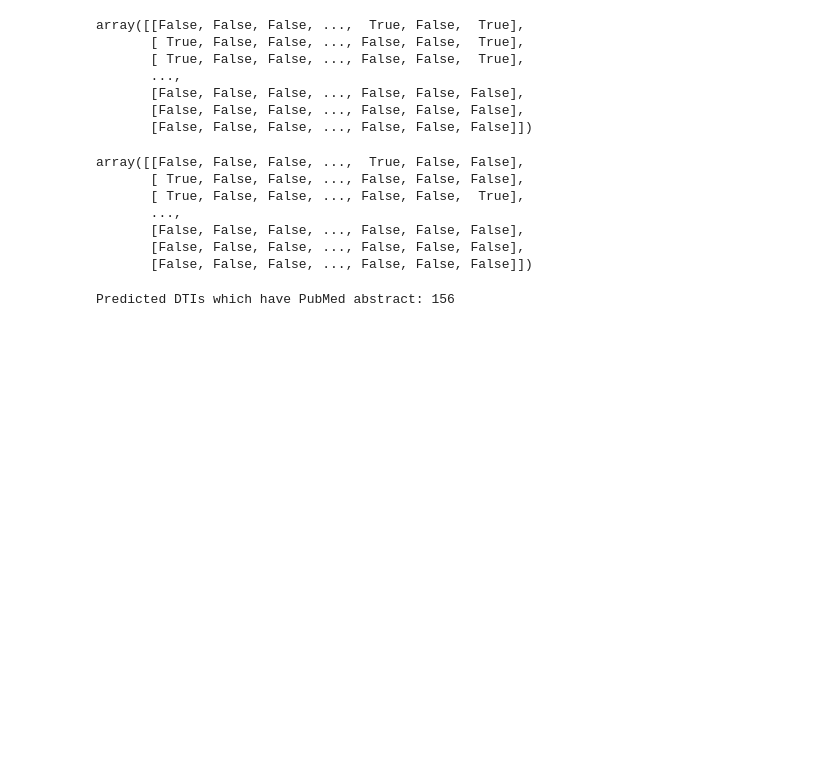
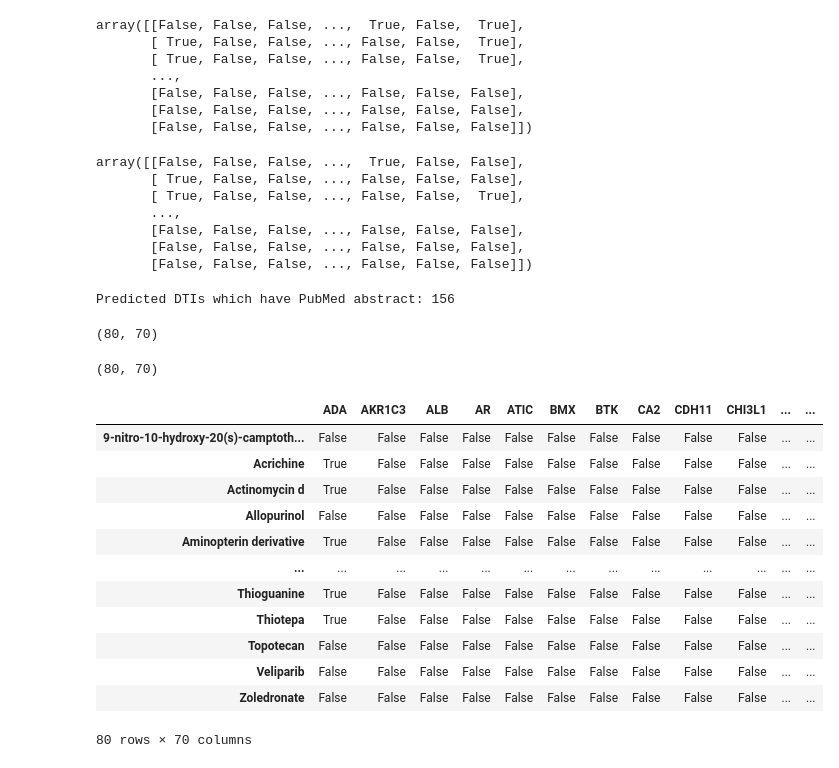
Before and after one commit to cannin/drGAT, a Jupyter notebook: Figs/Fig2.ipynb, the cells around one changed output. Saved outputs shown, nothing was run; the diff lists cells and outputs as text; code cells hidden in the pictures; blank space fills up the shorter version.

```diff
--- a/Figs/Fig2.ipynb
+++ b/Figs/Fig2.ipynb
@@ -515,3 +540,27 @@ true_count = np.sum(result)
 print(f'Predicted DTIs which have PubMed abstract: {true_count}')
 # %% [output]
 Predicted DTIs which have PubMed abstract: 156
+# %%
+matrix1.shape
+# %% [output]
+(80, 70)
+# %%
+matrix2.shape
+# %% [output]
+(80, 70)
+# %%
+logged != 0
+# %% [output]
+|  | ADA | AKR1C3 | ALB | AR | ATIC | BMX | BTK | CA2 | CDH11 | CHI3L1 | ... | ... |
+| 9-nitro-10-hydroxy-20(s)-camptoth... | False | False | False | False | False | False | False | False | False | False | ... | ... |
+| Acrichine | True | False | False | False | False | False | False | False | False | False | ... | ... |
+| Actinomycin d | True | False | False | False | False | False | False | False | False | False | ... | ... |
+| Allopurinol | False | False | False | False | False | False | False | False | False | False | ... | ... |
+| Aminopterin derivative | True | False | False | False | False | False | False | False | False | False | ... | ... |
+| ... | ... | ... | ... | ... | ... | ... | ... | ... | ... | ... | ... | ... |
+| Thioguanine | True | False | False | False | False | False | False | False | False | False | ... | ... |
+| Thiotepa | True | False | False | False | False | False | False | False | False | False | ... | ... |
+| Topotecan | False | False | False | False | False | False | False | False | False | False | ... | ... |
+| Veliparib | False | False | False | False | False | False | False | False | False | False | ... | ... |
+| Zoledronate | False | False | False | False | False | False | False | False | False | False | ... | ... |
+80 rows × 70 columns
```
Also changed, not shown: parts of 6 cells of this notebook, 11 other files.
